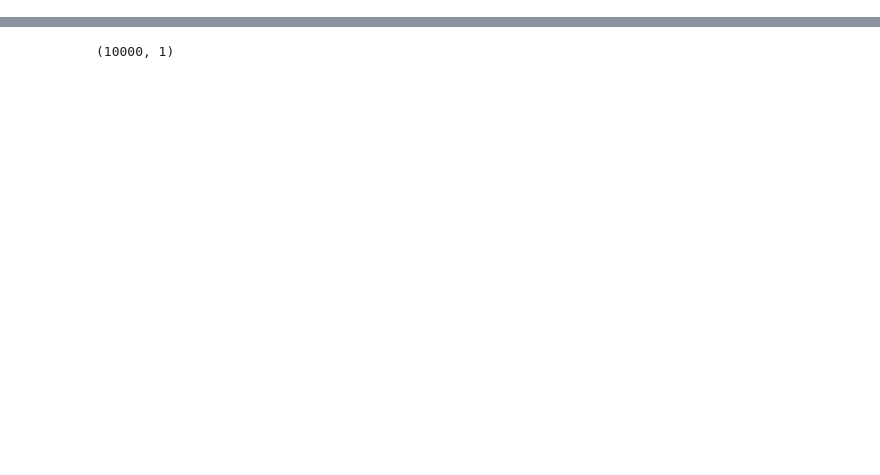
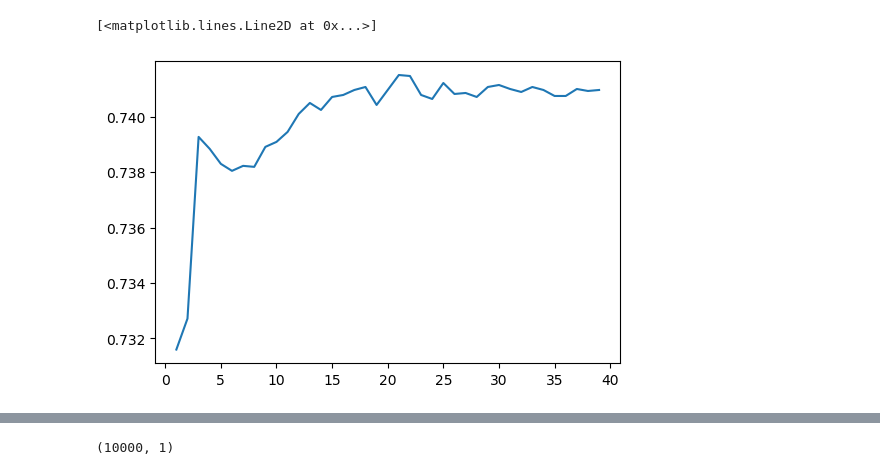
Before and after one commit to tankonst/game_winner_binary_classifier, a Jupyter notebook: Log_reg_tk.ipynb, the cells around one changed output, grey strips where cells are left out. Cells and saved outputs as stored; diff of their text form; code cells hidden in the pictures; blank space fills up the shorter version.

```diff
--- a/Log_reg_tk.ipynb
+++ b/Log_reg_tk.ipynb
@@ -28,14 +28,14 @@ data['d_gold_sq'] = data['d_gold'].apply(lambda x: x**2)
 # smaller dataset
 
 col_to_drop = ['r_deaths', 'd_deaths']
-cat_feats = ['game_mode','lobby_type', 'r_in_d_base', 'd_in_r_base','r_firstblood_claimed','d_firstblood_claimed']
+cat_feats = ['game_mode','lobby_type', 'r_in_d_base', 'd_in_r_base','r_firstblood_claimed','d_firstblood_claimed', 'r_in_r_base', 'd_in_d_base']
 num_feats = [col for col in data.columns if col not in cat_feats]
 # %%
-# determine the columns of the numerical data for further normalization
-first_blood_claimed = ['r{}_firstblood_claimed'.format(x) for x in range(1,6)]+['d{}_firstblood_claimed'.format(x) for x in range(1,6)]+['r_firstblood_claimed','d_firstblood_claimed']
-cat_feats = ['game_mode','lobby_type', 'r_in_d_base', 'd_in_r_base']+first_blood_claimed
-num_feats = [col for col in data.columns if col not in cat_feats]
-# numerical
+# # determine the columns of the numerical data for further normalization
+# first_blood_claimed = ['r{}_firstblood_claimed'.format(x) for x in range(1,6)]+['d{}_firstblood_claimed'.format(x) for x in range(1,6)]+['r_firstblood_claimed','d_firstblood_claimed']
+# cat_feats = ['game_mode','lobby_type', 'r_in_d_base', 'd_in_r_base', 'r_in_r_base', 'd_in_d_base']+first_blood_claimed
+# num_feats = [col for col in data.columns if col not in cat_feats]
+# # numerical
 # %%
 numerical_columns =[]
 for j in range(len(data.columns)):
@@ -73,5 +67,15 @@ from sklearn.model_selection import cross_val_predict
 from sklearn.metrics import accuracy_score, roc_auc_score
 
 
-logreg = LogisticRegression(C = 0.0001,penalty = 'l2',random_state = 50 )
-pipe = make_pipeline(preprocess, logreg)
+logreg = LogisticRegression(C = 1,penalty = 'l2',random_state = 50 )
+# %%
+from sklearn.feature_selection import RFECV
+
+X_trans = preprocess.fit_transform(X_train)
+feat_selector = RFECV(logreg, step = 3, cv = 5, min_features_to_select = 20)
+feat_selector = feat_selector.fit(X_trans, y_train)
+# %%
+plt.plot(range(1, len(feat_selector.grid_scores_) + 1), feat_selector.grid_scores_)
+# %% [output]
+[<matplotlib.lines.Line2D at 0x...>]
+[figure, added]
```
Also changed, not shown: parts of 41 cells of this notebook.
